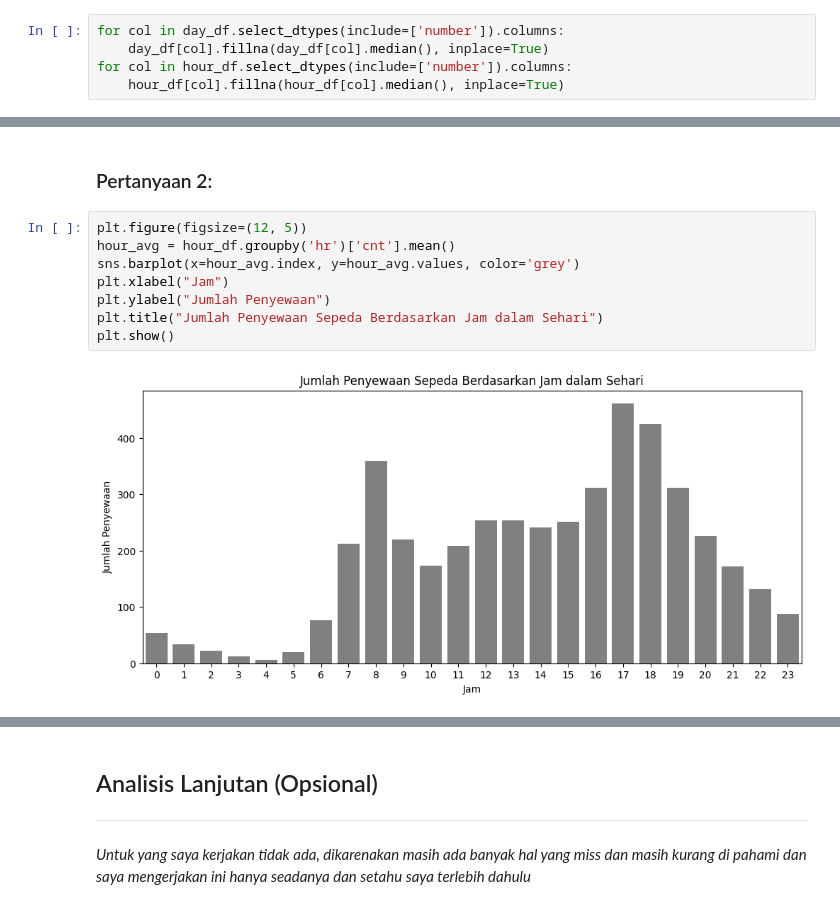
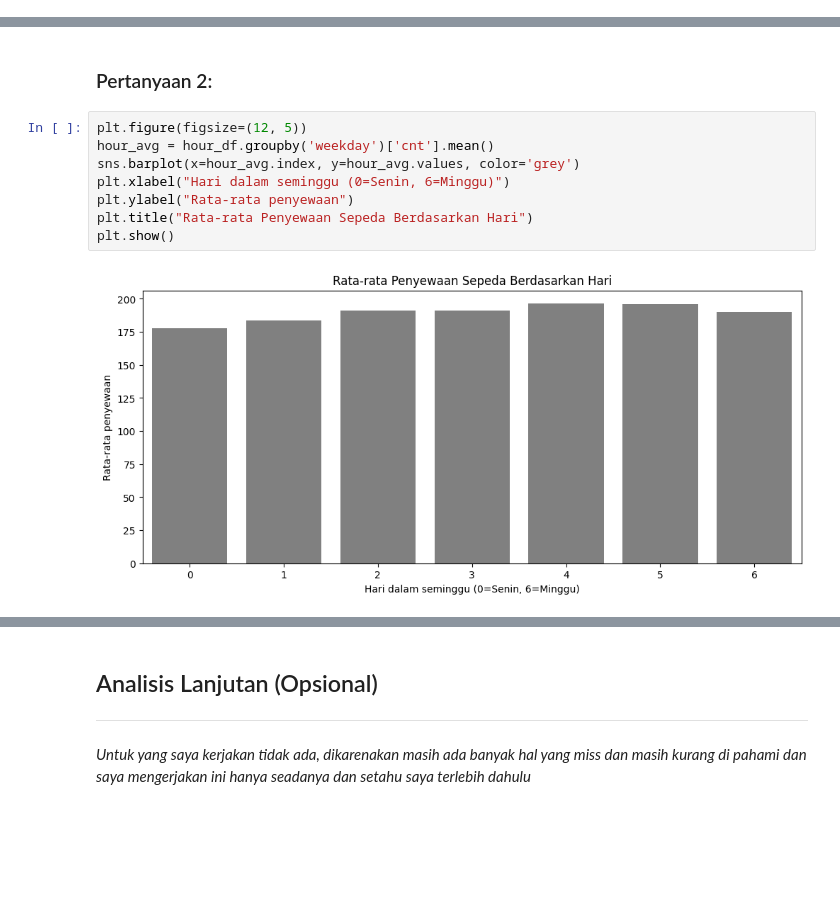
Before and after one commit to Prcksp/proyek_analisis_data, a Jupyter notebook: Proyek_Analisis_Data.ipynb, the cells around one changed output, grey strips where cells are left out. Saved outputs shown, nothing was run; the diff lists cells and outputs as text; blank space fills up the shorter version.

```diff
--- a/Proyek_Analisis_Data.ipynb
+++ b/Proyek_Analisis_Data.ipynb
@@ -218,5 +208,0 @@ hour_df = hour_df.drop_duplicates()
-# %%
-for col in day_df.select_dtypes(include=['number']).columns:
-    day_df[col].fillna(day_df[col].median(), inplace=True)
-for col in hour_df.select_dtypes(include=['number']).columns:
-    hour_df[col].fillna(hour_df[col].median(), inplace=True)
@@ -493,11 +473,11 @@ plt.show()
 ### Pertanyaan 2:
 # %%
 plt.figure(figsize=(12, 5))
-hour_avg = hour_df.groupby('hr')['cnt'].mean()
+hour_avg = hour_df.groupby('weekday')['cnt'].mean()
 sns.barplot(x=hour_avg.index, y=hour_avg.values, color='grey')
-plt.xlabel("Jam")
-plt.ylabel("Jumlah Penyewaan")
-plt.title("Jumlah Penyewaan Sepeda Berdasarkan Jam dalam Sehari")
+plt.xlabel("Hari dalam seminggu (0=Senin, 6=Minggu)")
+plt.ylabel("Rata-rata penyewaan")
+plt.title("Rata-rata Penyewaan Sepeda Berdasarkan Hari")
 plt.show()
 # %% [output]
-[figure, old version]
+[figure, new version]
```
Also changed, not shown: parts of 12 cells of this notebook, 2 other files.
